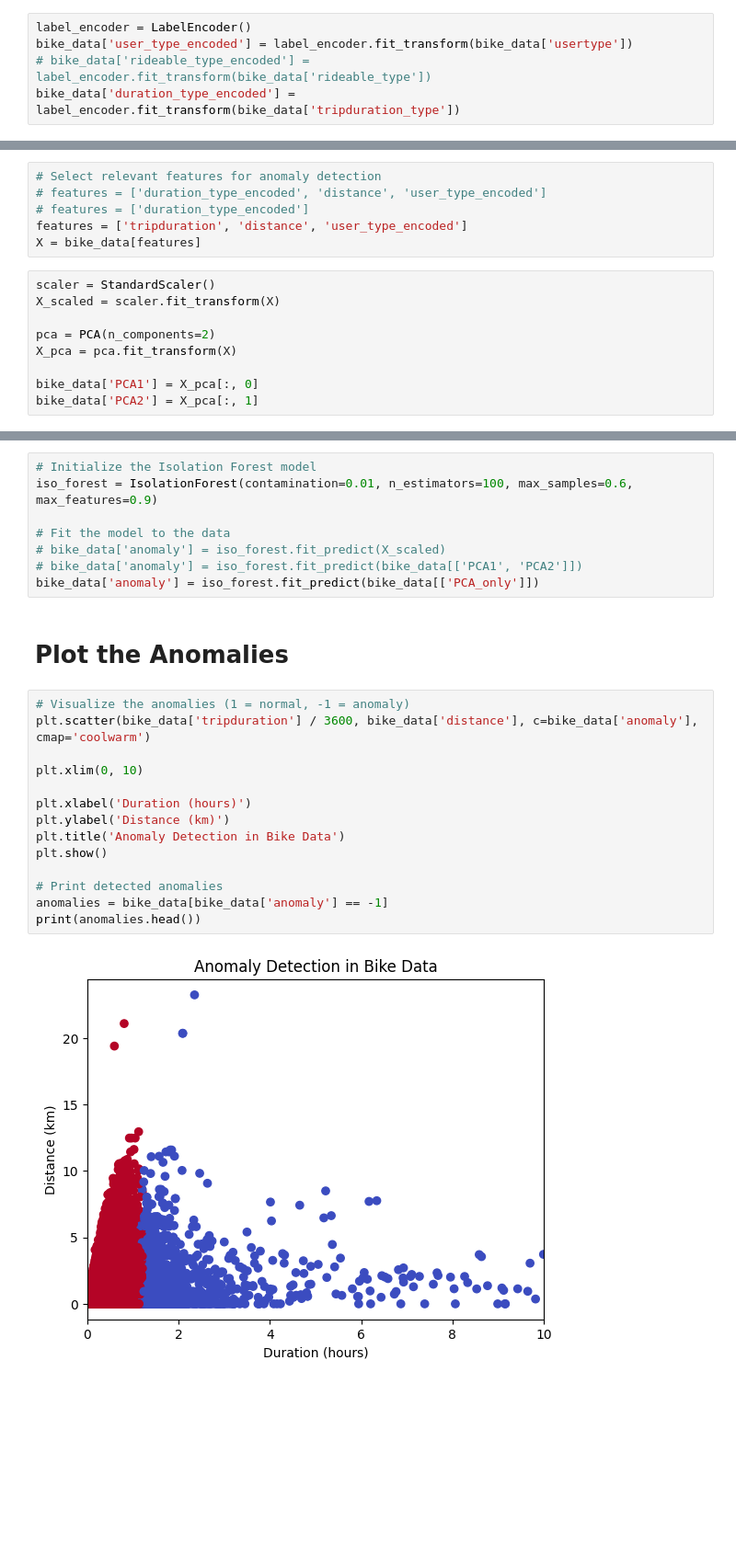
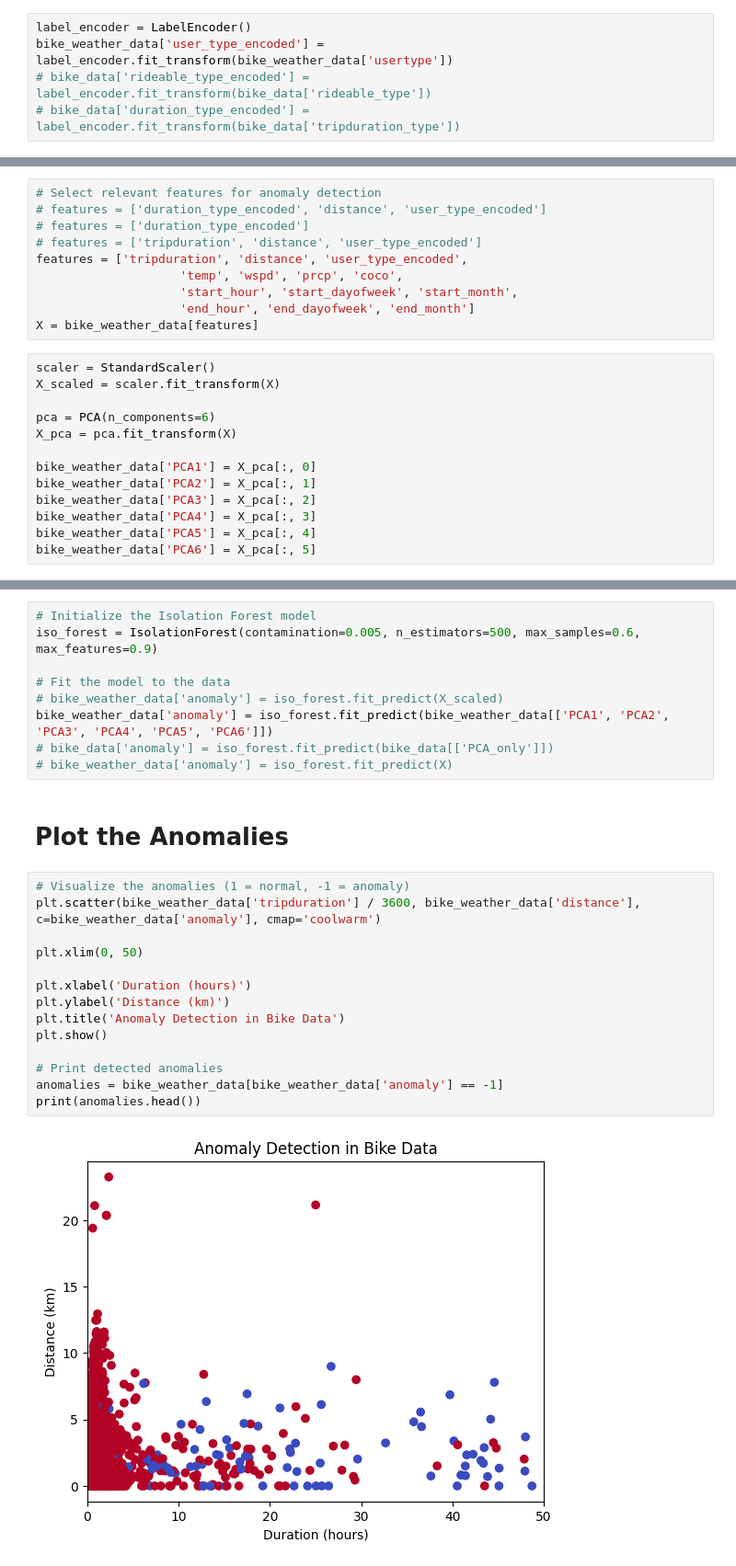
Before and after one commit to elnurisg/anomaly_detection_for_shared_mobility, a Jupyter notebook: data_inspection.ipynb, the cells around one changed output, grey strips where cells are left out. Shown at 92% size. Cells and saved outputs as stored; diff of their text form; blank space fills up the shorter version.

Commit message:
Adding Weather data and connecting with Bike data

```diff
--- a/data_inspection.ipynb
+++ b/data_inspection.ipynb
@@ -85,26 +283,34 @@ bike_data['distance'] = calculate_distances_vectorized(bike_data)
 ## Encode the 'member_casual', 'rideable_type', 'duration' column
 # %%
 label_encoder = LabelEncoder()
-bike_data['user_type_encoded'] = label_encoder.fit_transform(bike_data['usertype'])
+bike_weather_data['user_type_encoded'] = label_encoder.fit_transform(bike_weather_data['usertype'])
 # bike_data['rideable_type_encoded'] = label_encoder.fit_transform(bike_data['rideable_type'])
-bike_data['duration_type_encoded'] = label_encoder.fit_transform(bike_data['tripduration_type'])
+# bike_data['duration_type_encoded'] = label_encoder.fit_transform(bike_data['tripduration_type'])
 # %% [markdown]
 ## Select relevant features
 # %%
 # Select relevant features for anomaly detection
 # features = ['duration_type_encoded', 'distance', 'user_type_encoded']
 # features = ['duration_type_encoded']
-features = ['tripduration', 'distance', 'user_type_encoded']
-X = bike_data[features]
+# features = ['tripduration', 'distance', 'user_type_encoded']
+features = ['tripduration', 'distance', 'user_type_encoded',
+                    'temp', 'wspd', 'prcp', 'coco',
+                    'start_hour', 'start_dayofweek', 'start_month',
+                    'end_hour', 'end_dayofweek', 'end_month']
+X = bike_weather_data[features]
 # %%
 scaler = StandardScaler()
 X_scaled = scaler.fit_transform(X)
 
-pca = PCA(n_components=2)
+pca = PCA(n_components=6)
 X_pca = pca.fit_transform(X)
 
-bike_data['PCA1'] = X_pca[:, 0]
-bike_data['PCA2'] = X_pca[:, 1]
+bike_weather_data['PCA1'] = X_pca[:, 0]
+bike_weather_data['PCA2'] = X_pca[:, 1]
+bike_weather_data['PCA3'] = X_pca[:, 2]
+bike_weather_data['PCA4'] = X_pca[:, 3]
+bike_weather_data['PCA5'] = X_pca[:, 4]
+bike_weather_data['PCA6'] = X_pca[:, 5]
 # %%
 pca = PCA(n_components=1)
 X_pca = pca.fit_transform(X)
@@ -148,27 +354,28 @@ np.float64(0.0009120706854781245)
 # Train Isolation Forest
 # %%
 # Initialize the Isolation Forest model
-iso_forest = IsolationForest(contamination=0.01, n_estimators=100, max_samples=0.6, max_features=0.9)
+iso_forest = IsolationForest(contamination=0.005, n_estimators=500, max_samples=0.6, max_features=0.9)
 
 # Fit the model to the data
-# bike_data['anomaly'] = iso_forest.fit_predict(X_scaled)
-# bike_data['anomaly'] = iso_forest.fit_predict(bike_data[['PCA1', 'PCA2']])
-bike_data['anomaly'] = iso_forest.fit_predict(bike_data[['PCA_only']])
+# bike_weather_data['anomaly'] = iso_forest.fit_predict(X_scaled)
+bike_weather_data['anomaly'] = iso_forest.fit_predict(bike_weather_data[['PCA1', 'PCA2', 'PCA3', 'PCA4', 'PCA5', 'PCA6']])
+# bike_data['anomaly'] = iso_forest.fit_predict(bike_data[['PCA_only']])
+# bike_weather_data['anomaly'] = iso_forest.fit_predict(X)
 # %% [markdown]
 # Plot the Anomalies
 # %%
 # Visualize the anomalies (1 = normal, -1 = anomaly)
-plt.scatter(bike_data['tripduration'] / 3600, bike_data['distance'], c=bike_data['anomaly'], cmap='coolwarm')
+plt.scatter(bike_weather_data['tripduration'] / 3600, bike_weather_data['distance'], c=bike_weather_data['anomaly'], cmap='coolwarm')
 
-plt.xlim(0, 10)
+plt.xlim(0, 50)
 
 plt.xlabel('Duration (hours)')
 plt.ylabel('Distance (km)')
 plt.title('Anomaly Detection in Bike Data')
 plt.show()
 
 # Print detected anomalies
-anomalies = bike_data[bike_data['anomaly'] == -1]
+anomalies = bike_weather_data[bike_weather_data['anomaly'] == -1]
 print(anomalies.head())
 # %% [output]
-[figure, old version]
+[figure, new version]
```
Also changed, not shown: parts of 21 cells of this notebook.
